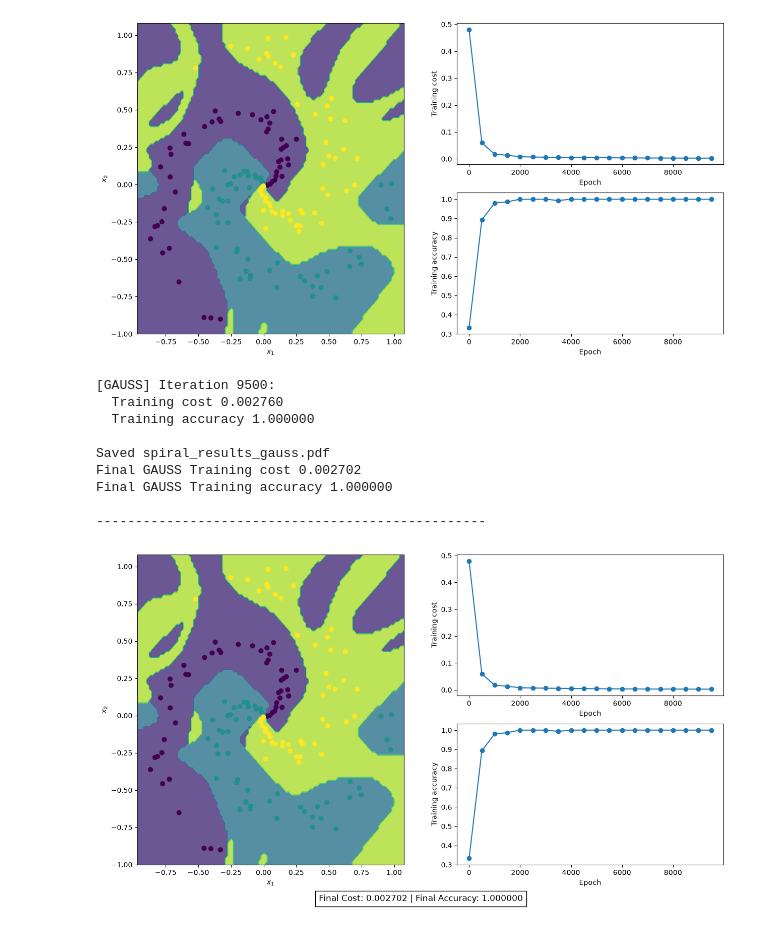
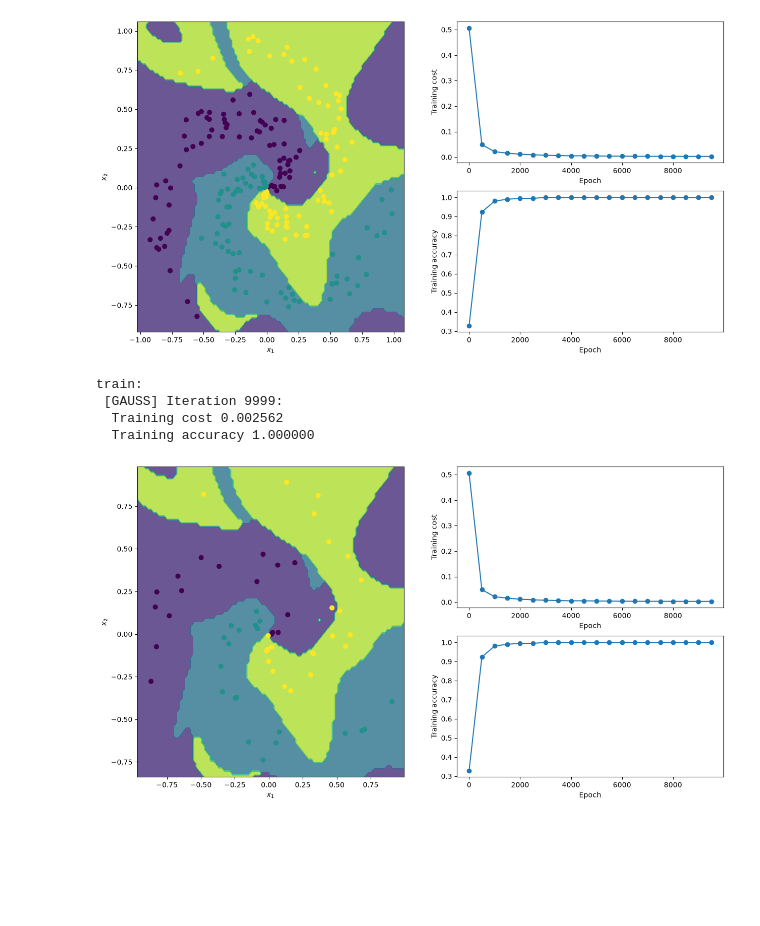
Before and after one commit to brettmeggison-arch/MLSpiral, a Jupyter notebook: gridSearch.ipynb, the cells around one changed output. Cells and saved outputs as stored; diff of their text form; code cells hidden in the pictures; blank space fills up the shorter version.

```diff
--- a/gridSearch.ipynb
+++ b/gridSearch.ipynb
@@ -64,22 +68,10 @@ for lr in learning_rate:
                         acc_training.append(accuracy)
 
 
-                        ### Update the plot of the resulting classifier: ###
-    #                   fig = plt.figure(2, figsize=(15,8))
-    #                   fig.subplots_adjust(hspace=.3, wspace=.3)
-    #                   plt.clf()
+                test_accuracy, test_cost = evaluate_model(model, x_test, y_test, K, cost_func)
 
-    #                    updatePlot(model,epoch_list,cost_training,acc_training)
-
-                        #display.display(plt.gcf())
-                        #print(f"[{act.upper()}] Iteration {epoch}:\n  Training cost {cost:.6f}\n  Training accuracy {accuracy:.6f}\n")
-                        #Stop clearing the output on the very last step so the final plot stays visible
-                        #if epoch < N_epochs - 100:
-                        #    display.clear_output(wait=True)
-                        # time.sleep(0.1)
-
-
-                reward = rewardFN(acc_training,cost_training,0.25)
+                # get test metrics
+                reward = rewardFN(acc_training, cost_training, test_accuracy, test_cost, 0.25)
                 params = {
                             'activation': act,
                             'learning_rate': lr,
@@ -127,9 +123,11 @@ best params: {'activation': 'gauss', 'learning_rate': 0.5, 'num_layers': 3, 'lay
 # %%
+import matplotlib.pyplot as plt
+
 #test solution
 
 N_epochs = 10000
-act = best_params[0]
-mid_size_array=best_params[1]
+act = best_params['activation']
+mid_size_array=best_params['layer_sizes']
 #get model variables
 model, x_train_tensor, y_onehot, optimizer, cost_func = setup_model_and_data(x_train, y_train, K, mid_size_array, 1.0, N_epochs, act)
 
@@ -152,45 +150,71 @@ for epoch in range(N_epochs):
         accuracy = np.mean(predicted_class == y_train)
 
         epoch_list.append(epoch)
         cost_training.append(cost.detach().numpy())
         acc_training.append(accuracy)
 
-        ### Update the plot of the resulting classifier: ###
-        fig = plt.figure(2, figsize=(15,8))
+    if epoch == N_epochs - 1:
+        fig = plt.figure(figsize=(15,8))
         fig.subplots_adjust(hspace=.3, wspace=.3)
         plt.clf()
 
-        updatePlot(model,epoch_list,cost_training,acc_training)
+        updatePlot(model,epoch_list,cost_training,acc_training,x_train,y_train)
 
-        display.display(plt.gcf())
-        print(f"[{act.upper()}] Iteration {epoch}:\n  Training cost {cost:.6f}\n  Training accuracy {accuracy:.6f}\n")
+        plt.show()
+#        display.display(plt.gcf())
+        print(f"train:\n [{act.upper()}] Iteration {epoch}:\n  Training cost {cost:.6f}\n  Training accuracy {accuracy:.6f}\n")
+
+        fig = plt.figure(figsize=(15,8))
+        fig.subplots_adjust(hspace=.3, wspace=.3)
+        plt.clf()
+        updatePlot(model,epoch_list,cost_training,acc_training,x_test,y_test)
+
+        plt.show()
 
         #Stop clearing the output on the very last step so the final plot stays visible
         if epoch < N_epochs - 500:
             display.clear_output(wait=True)
                     # time.sleep(0.1)
 
     #
 metrics_text = f"Final Cost: {cost:.6f} | Final Accuracy: {accuracy:.6f}"
 plt.figtext(0.5, 0.02, metrics_text, ha="center", fontsize=12,
             bbox={"facecolor":"white", "pad":5})
 
             #Dynamically name the file based on the activation function
 filename = f'spiral_results_{act}.pdf'
 plt.savefig(filename, bbox_inches="tight")
 
 print(f"Saved {filename}")
 print(f"Final {act.upper()} Training cost {cost:.6f}\nFinal {act.upper()} Training accuracy {accuracy:.6f}\n")
 print("-" * 50)
+
+# --- EVALUATE ON FINAL TEST DATA ---
+model.eval()
+x_final_test_tensor = torch.tensor(x_final_test, dtype=torch.float)
+
+with torch.no_grad():
+    final_output = model(x_final_test_tensor)
+    final_predicted_class = np.argmax(final_output.numpy(), axis=1)
+    final_accuracy = np.mean(final_predicted_class == y_final_test)
+
+fig = plt.figure(figsize=(15,8))
+fig.subplots_adjust(hspace=.3, wspace=.3)
+plt.clf()
+updatePlot(model,epoch_list,cost_training,acc_training,x_final_test,y_final_test)
+
+metrics_text = f"Final Train Cost: {cost:.6f} | Final Test Accuracy: {final_accuracy:.6f}"
+plt.figtext(0.5, 0.02, metrics_text, ha="center", fontsize=12, bbox={"facecolor":"white", "pad":5})
+
+filename = f'spiral_results_grid_{act}.pdf'
+plt.savefig(filename, bbox_inches="tight")
+
+print(f"Saved {filename}")
+print(f"Final {act.upper()} Training cost {cost:.6f}\nFinal {act.upper()} TEST accuracy {final_accuracy:.6f}\n")
 # %% [output]
-[figure, old version]
+[figure, new version]
-[GAUSS] Iteration 9500:
-  Training cost 0.002760
+train:
+ [GAUSS] Iteration 9999:
+  Training cost 0.002562
   Training accuracy 1.000000
-
-Saved spiral_results_gauss.pdf
-Final GAUSS Training cost 0.002702
-Final GAUSS Training accuracy 1.000000
-
---------------------------------------------------
-[figure, old version]
+[figure, new version]
```
Also changed, not shown: parts of 4 cells of this notebook, 5 other files.
